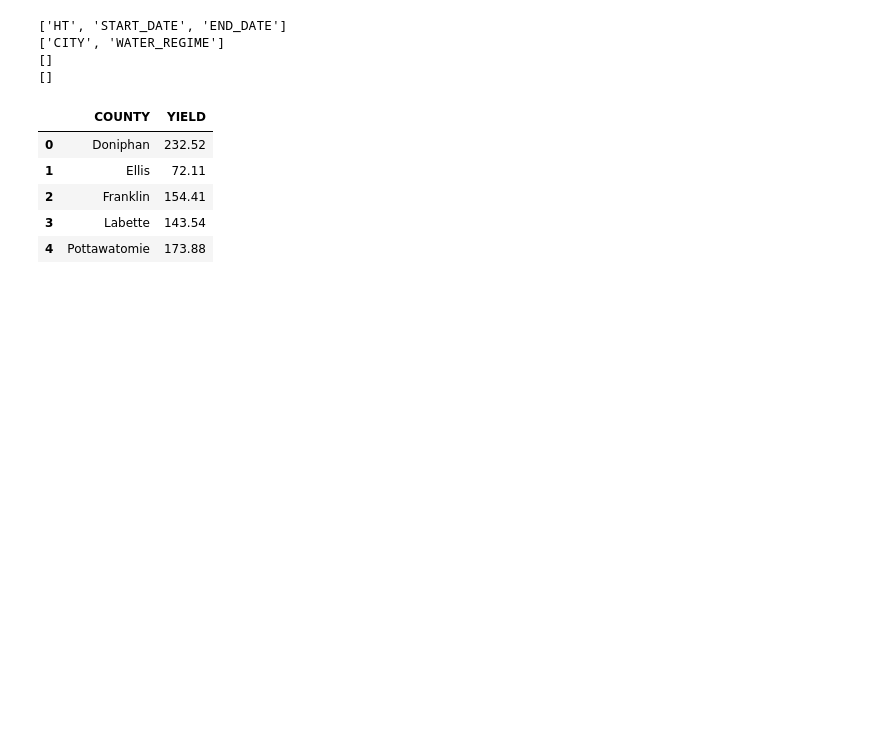
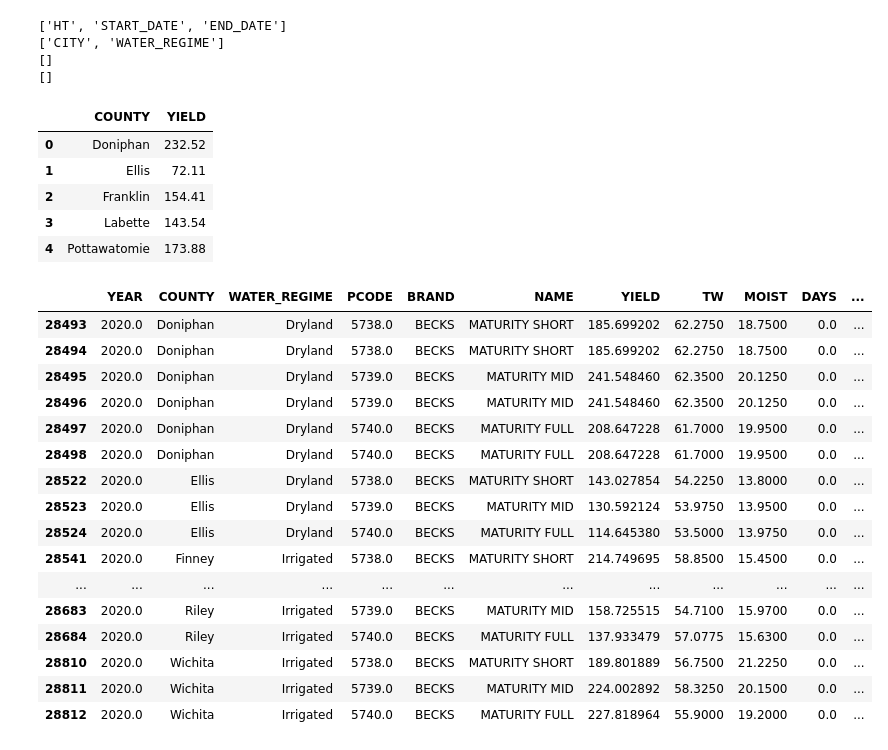
Before and after one commit to Ciampitti-Lab/AVYield, a Jupyter notebook: data/data_exp.ipynb, the cells around one changed output. Cells and saved outputs as stored; diff of their text form; code cells hidden in the pictures; blank space fills up the shorter version.

```diff
--- a/data/data_exp.ipynb
+++ b/data/data_exp.ipynb
@@ -266,3 +267,27 @@ test.head()
 | 2 | Franklin | 154.41 |
 | 3 | Labette | 143.54 |
 | 4 | Pottawatomie | 173.88 |
+# %%
+df = corn
+df = df[df.YEAR == 2020]
+df = df[df['BRAND'].isin(["BECKS", "FRONTIER"])]
+df = df[df['BRAND'].isin(["BECKS"])]
+df
+# %% [output]
+|  | YEAR | COUNTY | WATER_REGIME | PCODE | BRAND | NAME | YIELD | TW | MOIST | DAYS | ... |
+| 28493 | 2020.0 | Doniphan | Dryland | 5738.0 | BECKS | MATURITY SHORT | 185.699202 | 62.2750 | 18.7500 | 0.0 | ... |
+| 28494 | 2020.0 | Doniphan | Dryland | 5738.0 | BECKS | MATURITY SHORT | 185.699202 | 62.2750 | 18.7500 | 0.0 | ... |
+| 28495 | 2020.0 | Doniphan | Dryland | 5739.0 | BECKS | MATURITY MID | 241.548460 | 62.3500 | 20.1250 | 0.0 | ... |
+| 28496 | 2020.0 | Doniphan | Dryland | 5739.0 | BECKS | MATURITY MID | 241.548460 | 62.3500 | 20.1250 | 0.0 | ... |
+| 28497 | 2020.0 | Doniphan | Dryland | 5740.0 | BECKS | MATURITY FULL | 208.647228 | 61.7000 | 19.9500 | 0.0 | ... |
+| 28498 | 2020.0 | Doniphan | Dryland | 5740.0 | BECKS | MATURITY FULL | 208.647228 | 61.7000 | 19.9500 | 0.0 | ... |
+| 28522 | 2020.0 | Ellis | Dryland | 5738.0 | BECKS | MATURITY SHORT | 143.027854 | 54.2250 | 13.8000 | 0.0 | ... |
+| 28523 | 2020.0 | Ellis | Dryland | 5739.0 | BECKS | MATURITY MID | 130.592124 | 53.9750 | 13.9500 | 0.0 | ... |
+| 28524 | 2020.0 | Ellis | Dryland | 5740.0 | BECKS | MATURITY FULL | 114.645380 | 53.5000 | 13.9750 | 0.0 | ... |
+| 28541 | 2020.0 | Finney | Irrigated | 5738.0 | BECKS | MATURITY SHORT | 214.749695 | 58.8500 | 15.4500 | 0.0 | ... |
+| ... | ... | ... | ... | ... | ... | ... | ... | ... | ... | ... | ... |
+| 28683 | 2020.0 | Riley | Irrigated | 5739.0 | BECKS | MATURITY MID | 158.725515 | 54.7100 | 15.9700 | 0.0 | ... |
+| 28684 | 2020.0 | Riley | Irrigated | 5740.0 | BECKS | MATURITY FULL | 137.933479 | 57.0775 | 15.6300 | 0.0 | ... |
+| 28810 | 2020.0 | Wichita | Irrigated | 5738.0 | BECKS | MATURITY SHORT | 189.801889 | 56.7500 | 21.2250 | 0.0 | ... |
+| 28811 | 2020.0 | Wichita | Irrigated | 5739.0 | BECKS | MATURITY MID | 224.002892 | 58.3250 | 20.1500 | 0.0 | ... |
+| 28812 | 2020.0 | Wichita | Irrigated | 5740.0 | BECKS | MATURITY FULL | 227.818964 | 55.9000 | 19.2000 | 0.0 | ... |
```
Also changed, not shown: parts of 5 cells of this notebook, 5 other files.
